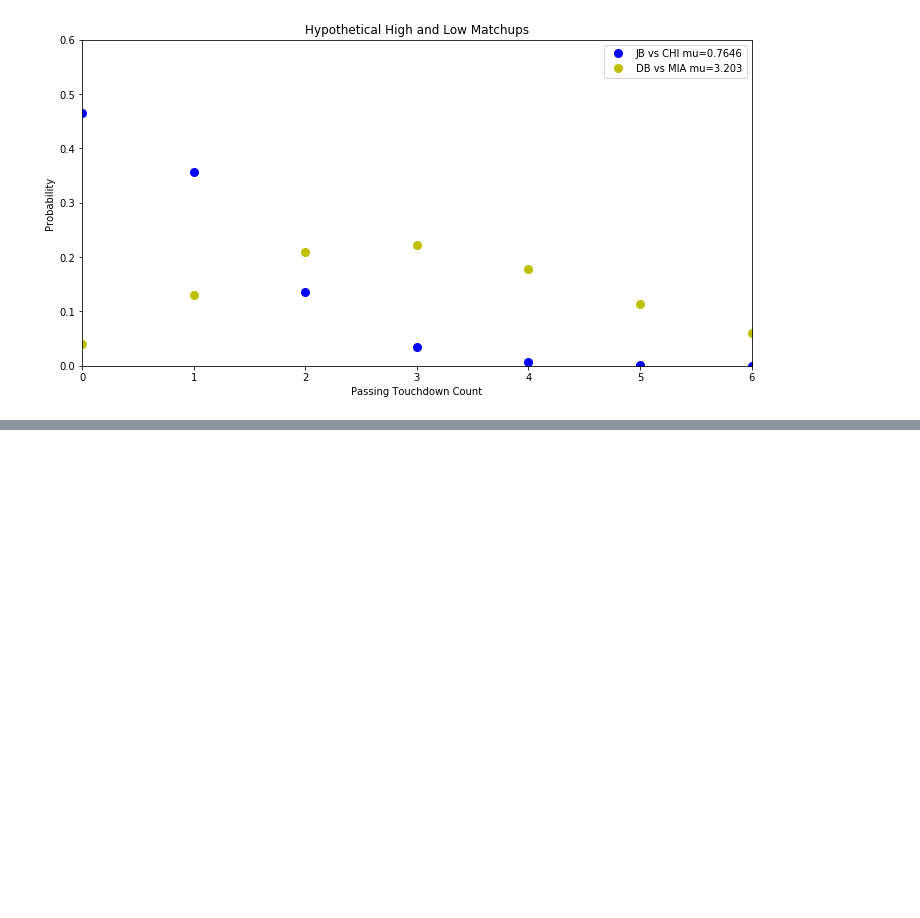
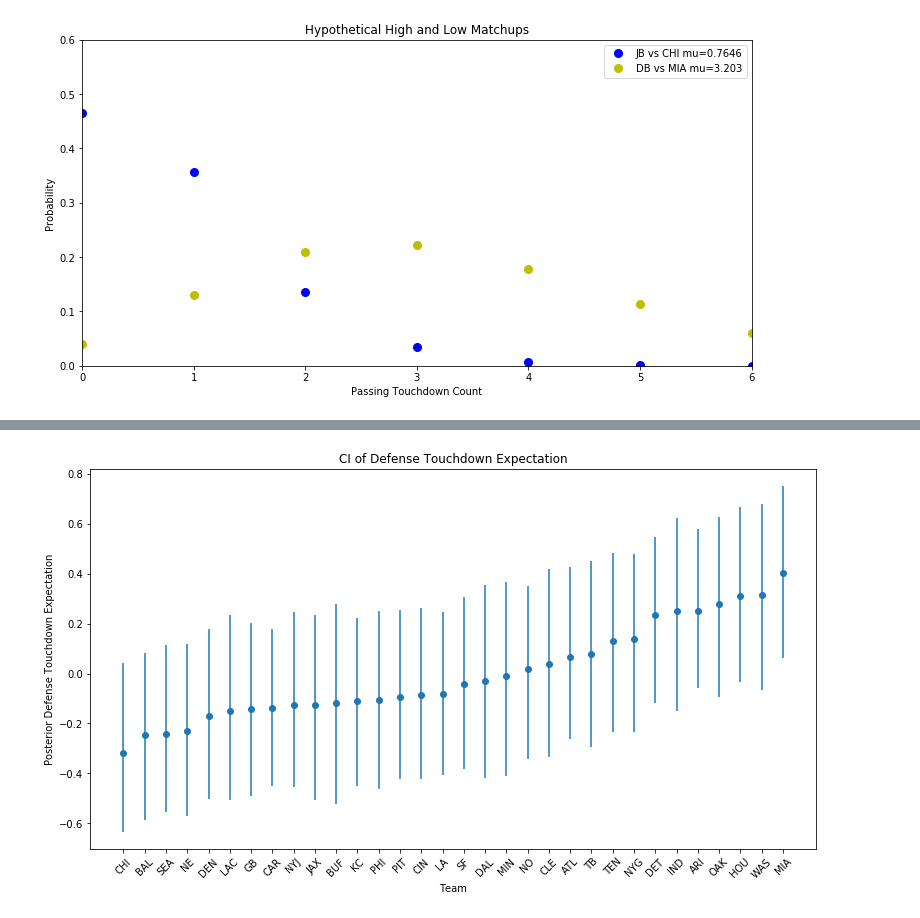
Before and after one commit to btatkinson/Poisson, a Jupyter notebook: Poisson.ipynb, the cells around one changed output, grey strips where cells are left out. Cells and saved outputs as stored; diff of their text form; code cells hidden in the pictures; blank space fills up the shorter version.

```diff
--- a/Poisson.ipynb
+++ b/Poisson.ipynb
@@ -912,0 +1027,28 @@ plt.savefig("./figures/comp_poiss.png", bbox_inches='tight')
+# %%
+df_hpd = pd.DataFrame(pm.stats.hpd(trace['dfns']),
+                      columns=['hpd_low', 'hpd_high'],
+                      index=dfn_all.defteam.values)
+df_median_dfn = pd.DataFrame(np.quantile(trace['dfns'], 0.5, axis=0),
+                         columns=['hpd_median'],
+                         index=dfn_all.defteam.values)
+df_hpd = df_hpd.join(df_median_dfn)
+df_hpd['relative_lower'] = df_hpd.hpd_median - df_hpd.hpd_low
+df_hpd['relative_upper'] = df_hpd.hpd_high - df_hpd.hpd_median
+df_hpd = df_hpd.sort_values(by='hpd_median')
+df_hpd = df_hpd.reset_index()
+df_hpd['x'] = df_hpd.index + .5
+
+
+fig, axs = plt.subplots(figsize=(13,7))
+axs.errorbar(df_hpd.x, df_hpd.hpd_median,
+             yerr=(df_hpd[['relative_lower', 'relative_upper']].values).T,
+             fmt='o')
+axs.set_title('CI of Defense Touchdown Expectation')
+axs.set_xlabel('Team')
+axs.set_ylabel('Posterior Defense Touchdown Expectation')
+_= axs.set_xticks(df_hpd.index + .5)
+_= axs.set_xticklabels(df_hpd['index'].values, rotation=45)
+
+plt.savefig('./figures/CI_Dfn_PO.png')
+# %% [output]
+[figure, added]
```
Also changed, not shown: parts of 22 cells of this notebook.
